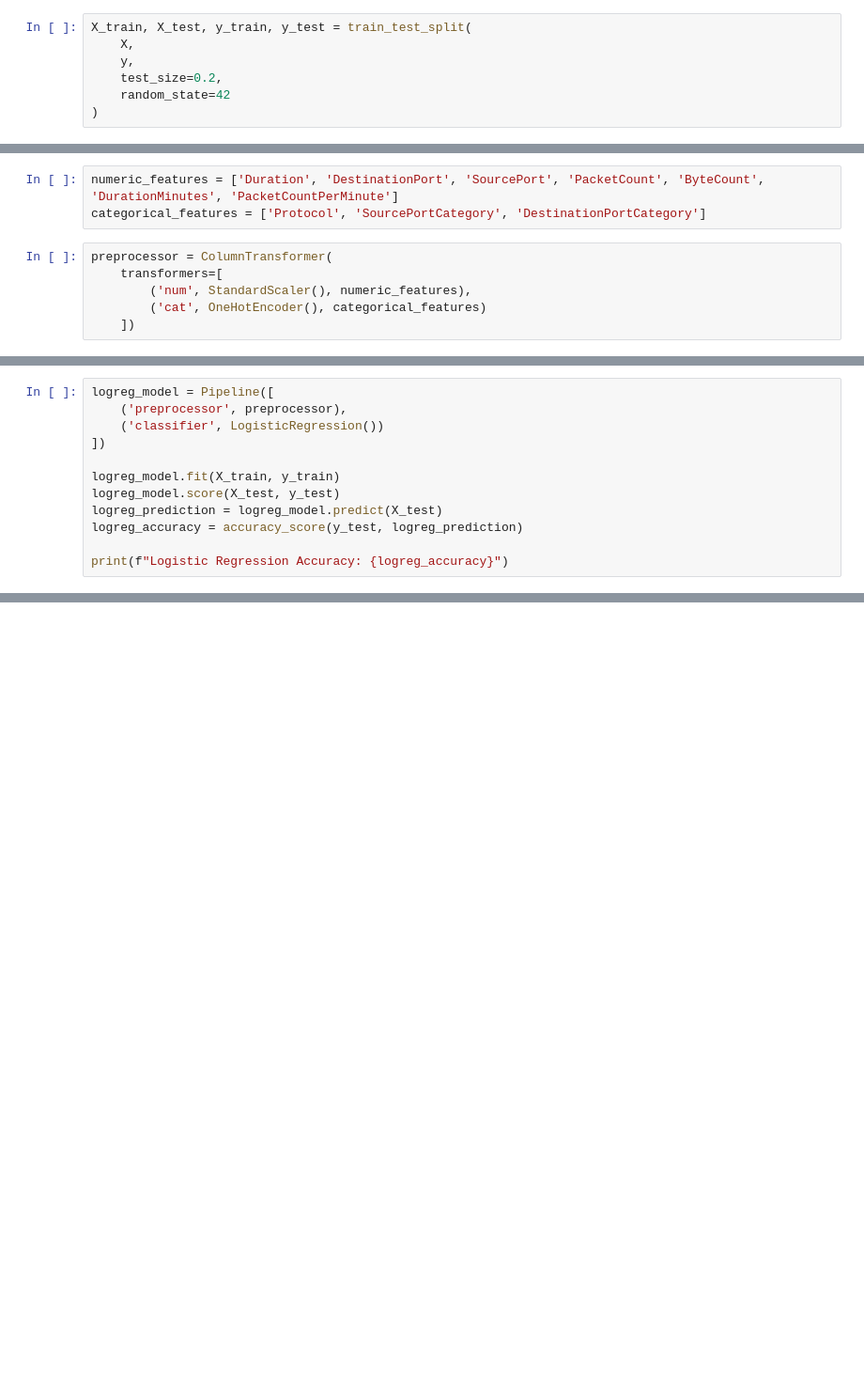
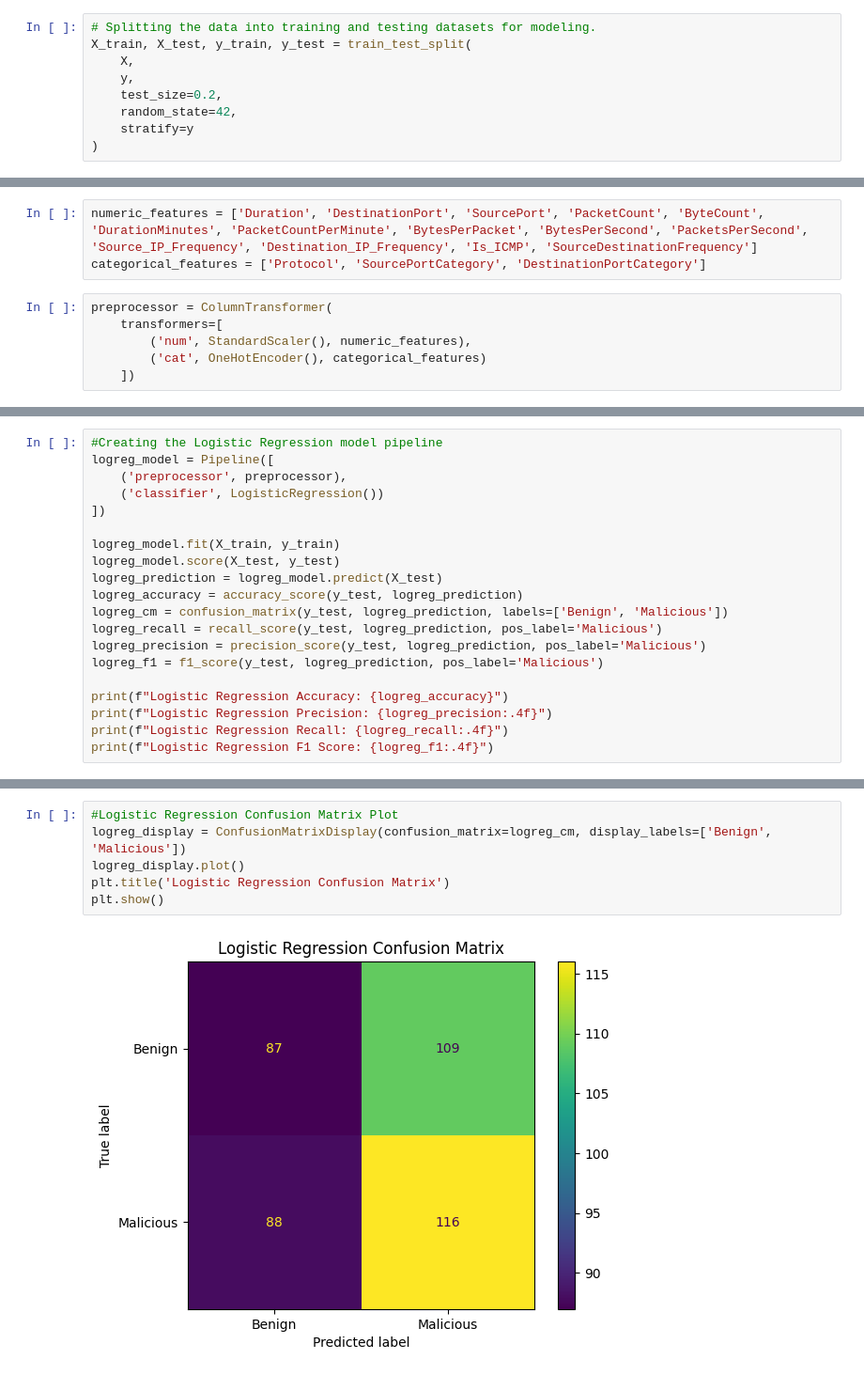
Before and after one commit to anthonyfeaster/UCB-AIML, a Jupyter notebook: Capstone/capstone_final.ipynb, the cells around one changed output, grey strips where cells are left out. Shown at 94% size. Drawn from its saved outputs; the diff is of its cells as text; blank space fills up the shorter version.

```diff
--- a/Capstone/capstone_final.ipynb
+++ b/Capstone/capstone_final.ipynb
@@ -405,9 +504,11 @@ Dropping the SourceIP and DestinationIP features so the model doesnt memorizes t
 # %%
+# Splitting the data into training and testing datasets for modeling.
 X_train, X_test, y_train, y_test = train_test_split(
     X,
     y,
     test_size=0.2,
-    random_state=42
+    random_state=42,
+    stratify=y
 )
 # %%
 df.dtypes
@@ -429,6 +533,6 @@ df.dtypes
 dtype: object
 # %%
-numeric_features = ['Duration', 'DestinationPort', 'SourcePort', 'PacketCount', 'ByteCount', 'DurationMinutes', 'PacketCountPerMinute']
+numeric_features = ['Duration', 'DestinationPort', 'SourcePort', 'PacketCount', 'ByteCount', 'DurationMinutes', 'PacketCountPerMinute', 'BytesPerPacket', 'BytesPerSecond', 'PacketsPerSecond', 'Source_IP_Frequency', 'Destination_IP_Frequency', 'Is_ICMP', 'SourceDestinationFrequency']
 categorical_features = ['Protocol', 'SourcePortCategory', 'DestinationPortCategory']
 # %%
 preprocessor = ColumnTransformer(
@@ -453,4 +568,5 @@ Baseline Accuracy: 0.5225
 # %%
+#Creating the Logistic Regression model pipeline
 logreg_model = Pipeline([
     ('preprocessor', preprocessor),
     ('classifier', LogisticRegression())
@@ -460,6 +576,13 @@ logreg_model.fit(X_train, y_train)
 logreg_model.score(X_test, y_test)
 logreg_prediction = logreg_model.predict(X_test)
 logreg_accuracy = accuracy_score(y_test, logreg_prediction)
+logreg_cm = confusion_matrix(y_test, logreg_prediction, labels=['Benign', 'Malicious'])
+logreg_recall = recall_score(y_test, logreg_prediction, pos_label='Malicious')
+logreg_precision = precision_score(y_test, logreg_prediction, pos_label='Malicious')
+logreg_f1 = f1_score(y_test, logreg_prediction, pos_label='Malicious')
 
 print(f"Logistic Regression Accuracy: {logreg_accuracy}")
+print(f"Logistic Regression Precision: {logreg_precision:.4f}")
+print(f"Logistic Regression Recall: {logreg_recall:.4f}")
+print(f"Logistic Regression F1 Score: {logreg_f1:.4f}")
 # %% [output]
@@ -480,0 +694,8 @@ Random Forest Accuracy: 0.515
+# %%
+#Logistic Regression Confusion Matrix Plot
+logreg_display = ConfusionMatrixDisplay(confusion_matrix=logreg_cm, display_labels=['Benign', 'Malicious'])
+logreg_display.plot()
+plt.title('Logistic Regression Confusion Matrix')
+plt.show()
+# %% [output]
+[figure, added]
```
Also changed, not shown: parts of 59 cells of this notebook.
